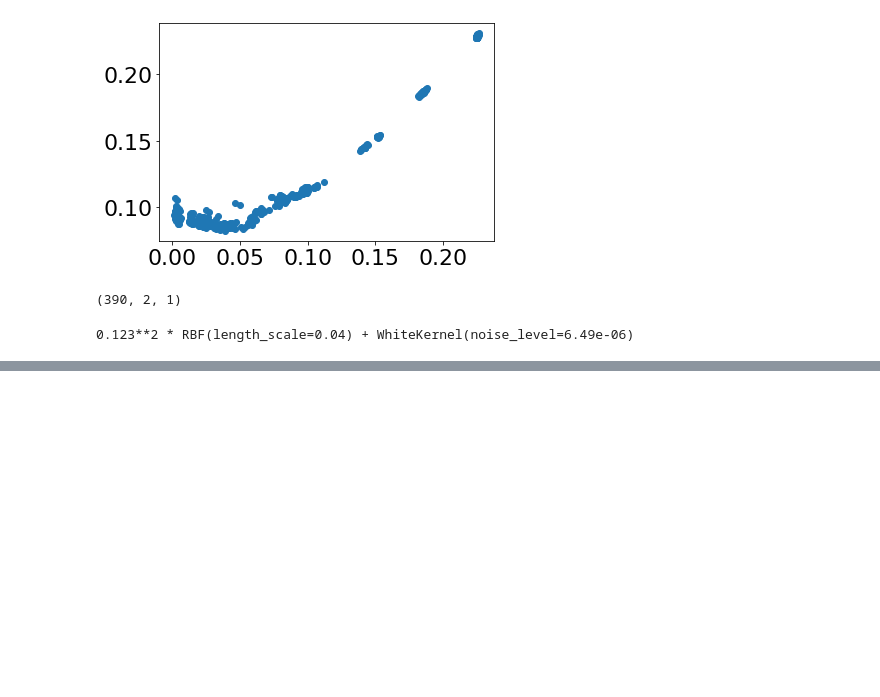
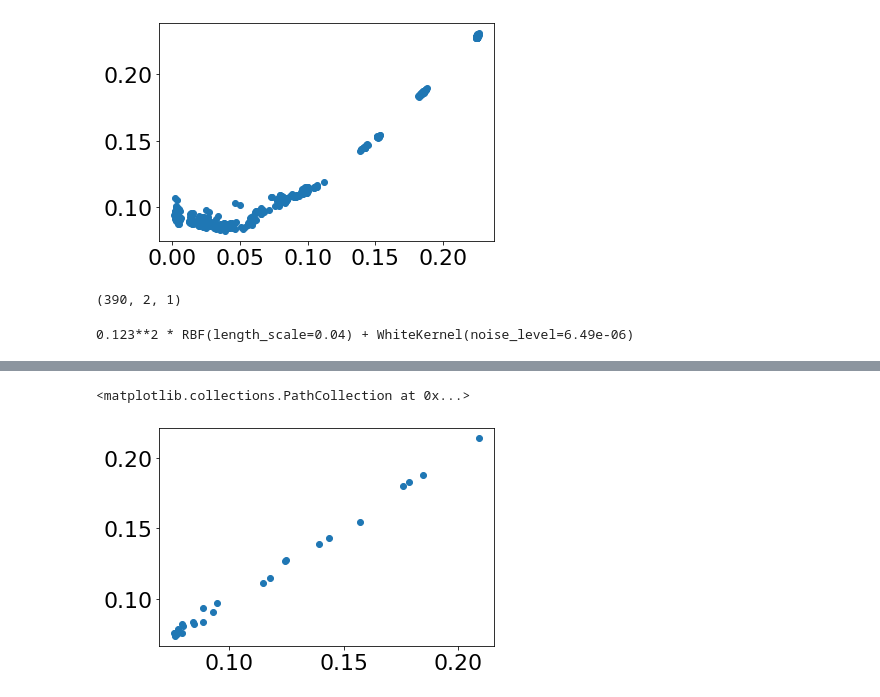
Before and after one commit to travers-rhodes/IROS2022CurvVAE, a Jupyter notebook: notebooks/REVIEW-FEEDBACK FIG4 PlotGenerationAndFormatting.ipynb, the cells around one changed output, grey strips where cells are left out. Drawn from its saved outputs; the diff is of its cells as text; code cells hidden in the pictures; blank space fills up the shorter version.

```diff
--- a/notebooks/REVIEW-FEEDBACK FIG4 PlotGenerationAndFormatting.ipynb
+++ b/notebooks/REVIEW-FEEDBACK FIG4 PlotGenerationAndFormatting.ipynb
@@ -439,3 +502,21 @@ NameError: name 'noise_std' is not defined
+# %%
+labelcheck = []
+for i,dat in enumerate(all_traintesterrors):
+    (beta,gamma,latentdim,lr,savedir)=all_models[i]
+    dat = np.array(dat)
+    okinds = np.arange(len(dat)) > (len(dat)-2) # (dat[:,1] < 0.3) *
+    train = dat[okinds,1]
+    test = dat[okinds,2]
+    #if lr == "0.0001" or lr == "5e-05":
+    #    continue
+    #print(beta)
+    if gamma == "1.0":
+        labelcheck.append((train,test))
+labelcheck = np.array(labelcheck)
+plt.scatter(labelcheck[:,0], labelcheck[:,1])
+# %% [output]
+<matplotlib.collections.PathCollection at 0x...>
+[figure, added]
 # %%
 xplotvals =
 mean_prediction, std_prediction = gaussian_process.predict(xplotvals, return_std=True)
```
Also changed, not shown: parts of 16 cells of this notebook, 3 other files.
